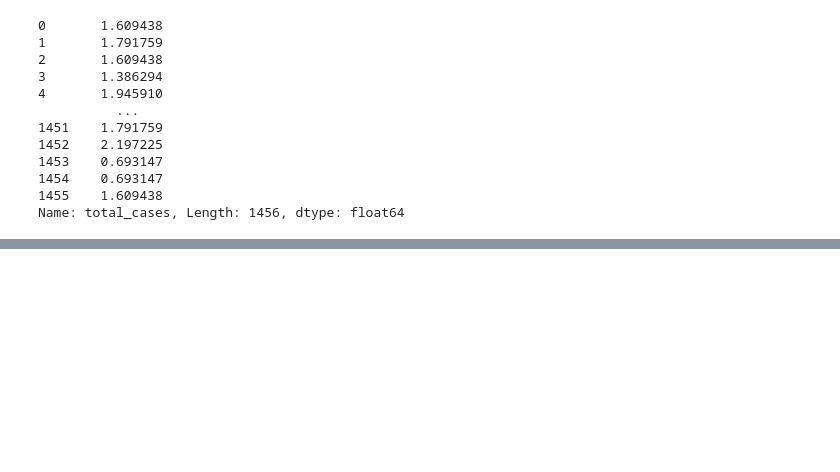
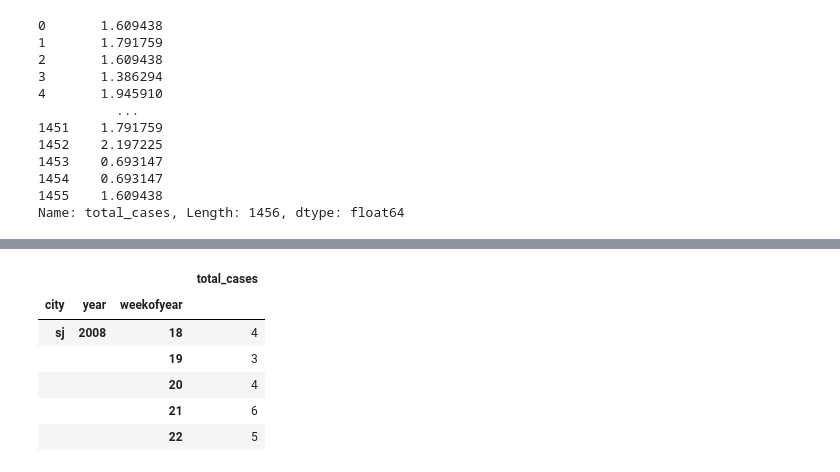
Before and after one commit to cristina-v-melnic/explorers-dsr-39, a Jupyter notebook: notebooks/Jul-19-From-scratch.ipynb, the cells around one changed output, grey strips where cells are left out. Saved outputs shown, nothing was run; the diff lists cells and outputs as text; code cells hidden in the pictures; blank space fills up the shorter version.

```diff
--- a/notebooks/Jul-19-From-scratch.ipynb
+++ b/notebooks/Jul-19-From-scratch.ipynb
@@ -306,0 +360,10 @@ Saved predictions in competition file format in path scratch_output_log.csv . /n
+# %%
+out_df_log.head()
+# %% [output]
+|  |  |  | total_cases |
+| city | year | weekofyear |  |
+| sj | 2008 | 18 | 4 |
+|  |  | 19 | 3 |
+|  |  | 20 | 4 |
+|  |  | 21 | 6 |
+|  |  | 22 | 5 |
```
Also changed, not shown: parts of 14 cells of this notebook, 2 other files.
